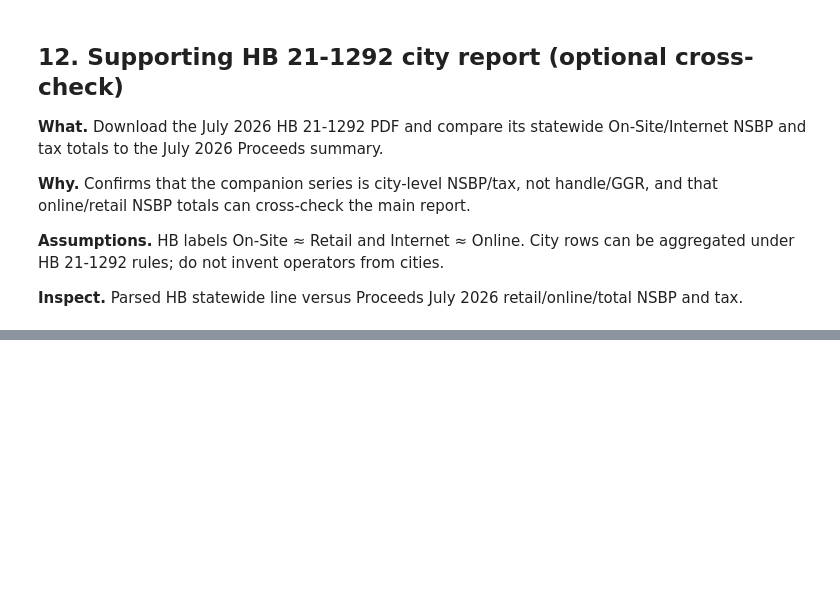
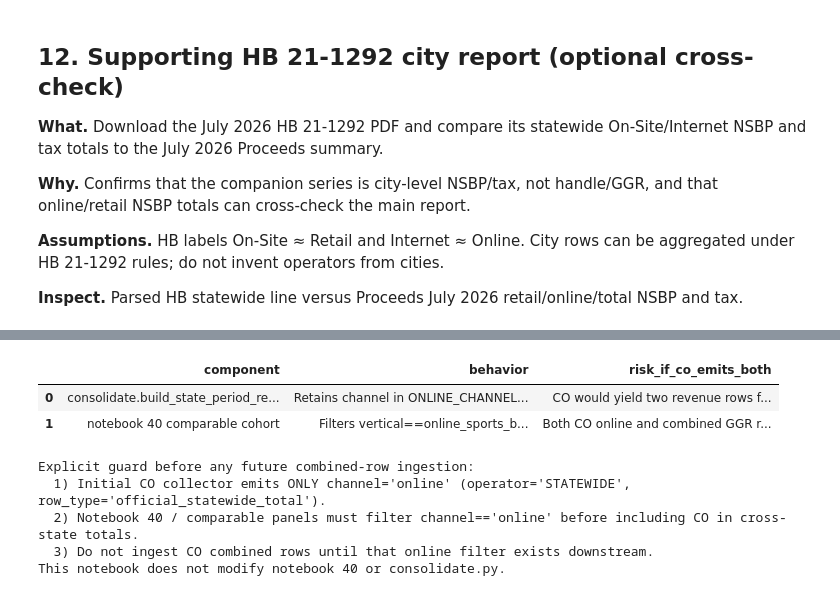
Before and after one commit to seangelb/researchOS, a Jupyter notebook: notebooks/45_colorado_source_walkthrough.ipynb, the cells around one changed output, grey strips where cells are left out. Saved outputs shown, nothing was run; the diff lists cells and outputs as text; code cells hidden in the pictures; blank space fills up the shorter version.

```diff
--- a/notebooks/45_colorado_source_walkthrough.ipynb
+++ b/notebooks/45_colorado_source_walkthrough.ipynb
@@ -1375,0 +1808,69 @@ HB vs Proceeds mismatches at $0.01 native tolerance: 0
+# %%
+import json
+
+consolidate_path = ROOT / "src" / "variant_gaming" / "consolidate.py"
+nb40_path = ROOT / "notebooks" / "40_sqlite_ggr_analysis.ipynb"
+consolidate_text = consolidate_path.read_text(encoding="utf-8")
+nb40 = json.loads(nb40_path.read_text(encoding="utf-8"))
+
+print("consolidate.py channel-related lines:")
+seen = []
+for line in consolidate_text.splitlines():
+    if "ONLINE_CHANNELS" in line or (
+        "channel" in line and ("combined" in line or "location_based_mobile" in line)
+    ):
+        s = line.strip()
+        if s not in seen:
+            seen.append(s)
+for line in seen[:30]:
+    print(" ", line)
+
+print("\nNotebook 40 comparable-selection snippets:")
+for cell in nb40["cells"]:
+    src = "".join(cell.get("source", []))
+    if "comparable = state_period.loc" not in src:
+        continue
+    for block in src.split("\n\n"):
+        if "comparable = state_period.loc" in block or "valid_ggr = comparable.loc" in block:
+            print(block[:1000])
+            print("---")
+
+downstream_risk = pd.DataFrame(
+    [
+        {
+            "component": "consolidate.build_state_period_revenue",
+            "behavior": (
+                "Retains channel in ONLINE_CHANNELS | {combined, location_based_mobile}. "
+                "Groups by state/vertical/channel/period, so online and combined for the "
+                "same CO month become two state-period rows."
+            ),
+            "risk_if_co_emits_both": (
+                "CO would yield two revenue rows for one month. Combined already includes "
+                "online, so channel-agnostic sums double-count Colorado."
+            ),
+        },
+        {
+            "component": "notebook 40 comparable cohort",
+            "behavior": (
+                "Filters vertical==online_sports_betting, frequency==monthly, "
+                "revenue_basis==GGR, handle>0. Does not require channel=='online'."
+            ),
+            "risk_if_co_emits_both": (
+                "Both CO online and combined GGR rows can enter valid_ggr. Unique state "
+                "lists hide the duplication; month panels/sums may not."
+            ),
+        },
+    ]
+)
+display(downstream_risk)
+
+print(
+    "Explicit guard before any future combined-row ingestion:\n"
+    "  1) Initial CO collector emits ONLY channel='online' "
+    "(operator='STATEWIDE', row_type='official_statewide_total').\n"
+    "  2) Notebook 40 / comparable panels must filter channel=='online' "
+    "before including CO in cross-state totals.\n"
+    "  3) Do not ingest CO combined rows until that online filter exists downstream.\n"
+    "This notebook does not modify notebook 40 or consolidate.py."
+)
+# %% [output]
@@ -1375,0 +1894,8 @@ HB vs Proceeds mismatches at $0.01 native tolerance: 0
+|  | component | behavior | risk_if_co_emits_both |
+| 0 | consolidate.build_state_period_re... | Retains channel in ONLINE_CHANNEL... | CO would yield two revenue rows f... |
+| 1 | notebook 40 comparable cohort | Filters vertical==online_sports_b... | Both CO online and combined GGR r... |
+Explicit guard before any future combined-row ingestion:
+  1) Initial CO collector emits ONLY channel='online' (operator='STATEWIDE', row_type='official_statewide_total').
+  2) Notebook 40 / comparable panels must filter channel=='online' before including CO in cross-state totals.
+  3) Do not ingest CO combined rows until that online filter exists downstream.
+This notebook does not modify notebook 40 or consolidate.py.
```
Also changed, not shown: parts of 16 cells of this notebook.
